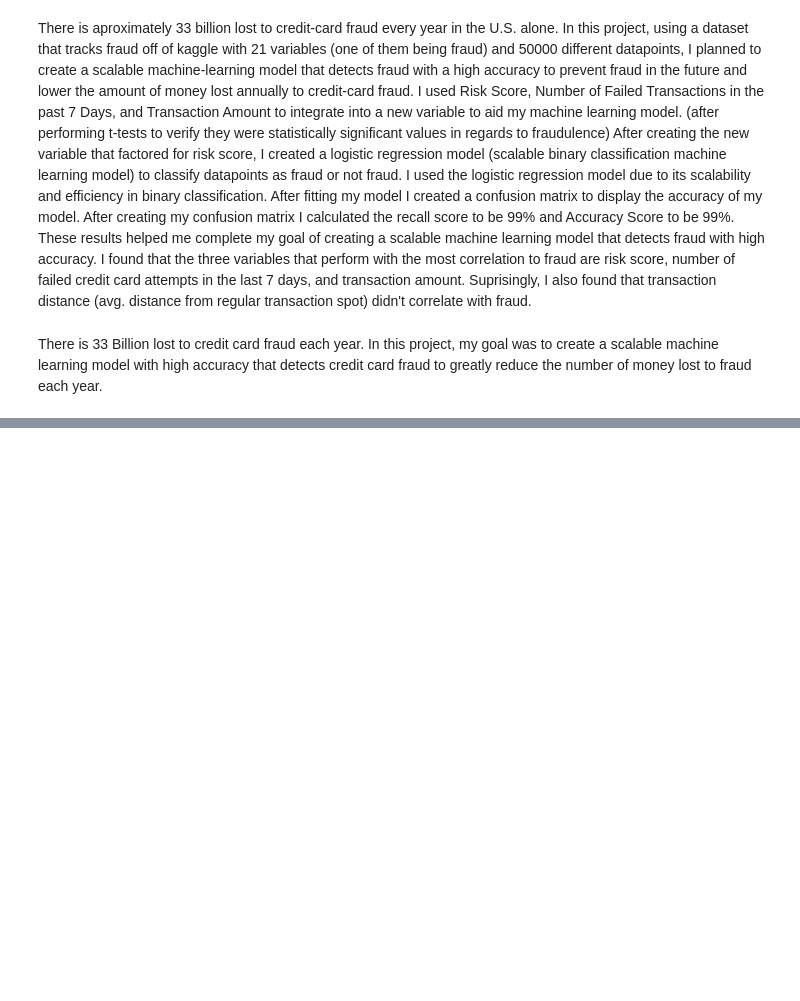
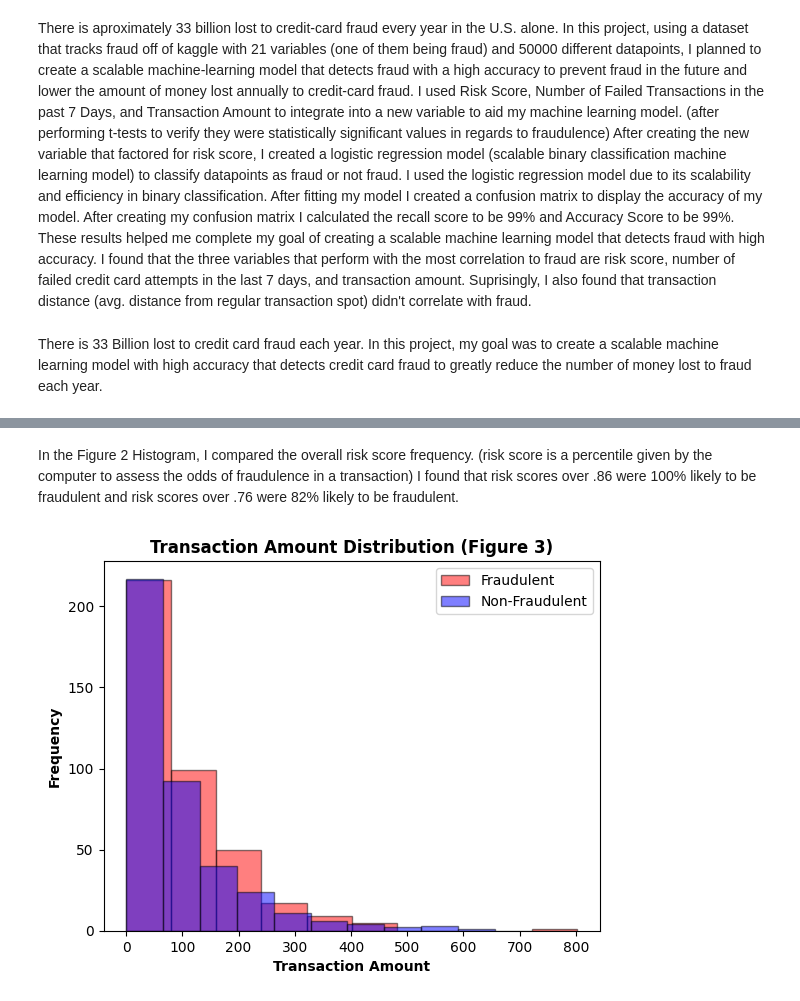
Before and after one commit to NullZoke/Fraud-Detection-Transaction, a Jupyter notebook: Fraud_Detection.ipynb, the cells around one changed output, grey strips where cells are left out. Cells and saved outputs as stored; diff of their text form; code cells hidden in the pictures; blank space fills up the shorter version.

```diff
--- a/Fraud_Detection.ipynb
+++ b/Fraud_Detection.ipynb
@@ -1054,0 +1089,15 @@ year. In this project, my goal was to create a scalable machine learning model w
+# %% [markdown]
+In the Figure 2 Histogram, I compared the overall risk score frequency. (risk score is a percentile given by the computer to assess the odds of fraudulence in a transaction) I found that risk scores over .86 were 100% likely to be fraudulent and risk scores over .76 were 82% likely to be fraudulent.
+# %%
+x=false_negative['Transaction_Amount']
+x1=ftd_df['Transaction_Amount'].sample(frac=0.008,random_state=42)
+plt.hist(x, bins=10, alpha=0.5, label='Fraudulent', color='Red', edgecolor='black')
+plt.hist(x1, bins=10, alpha=0.5, label='Non-Fraudulent', color='blue',edgecolor='black')
+x1.shape
+plt.ylabel('Frequency',fontweight='bold')
+plt.xlabel('Transaction Amount',fontweight='bold')
+plt.title('Transaction Amount Distribution (Figure 3)',fontweight='bold')
+plt.legend()
+plt.show()
+# %% [output]
+[figure, added]
```
Also changed, not shown: parts of 12 cells of this notebook.
